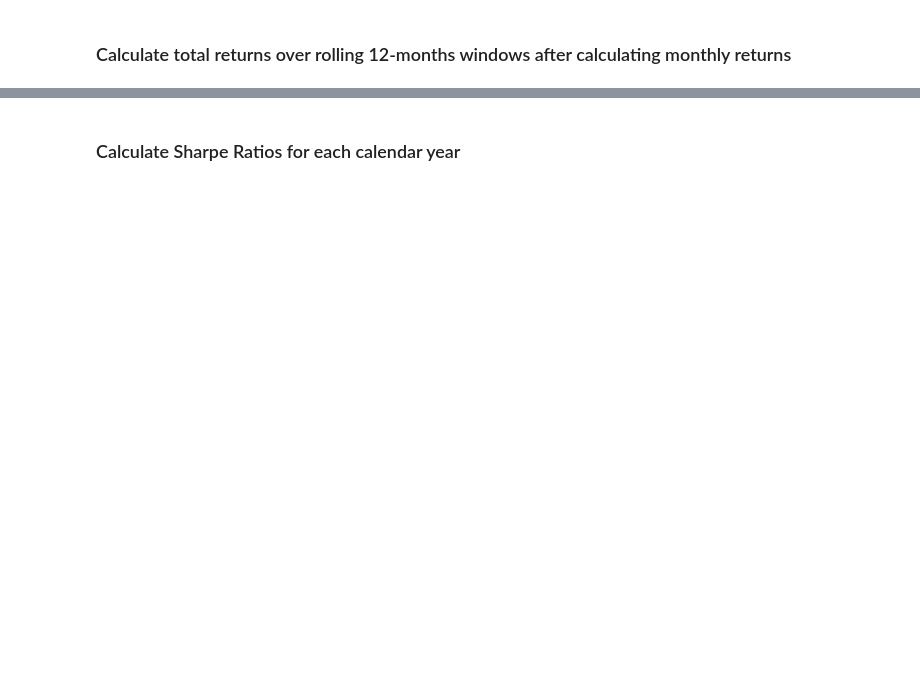
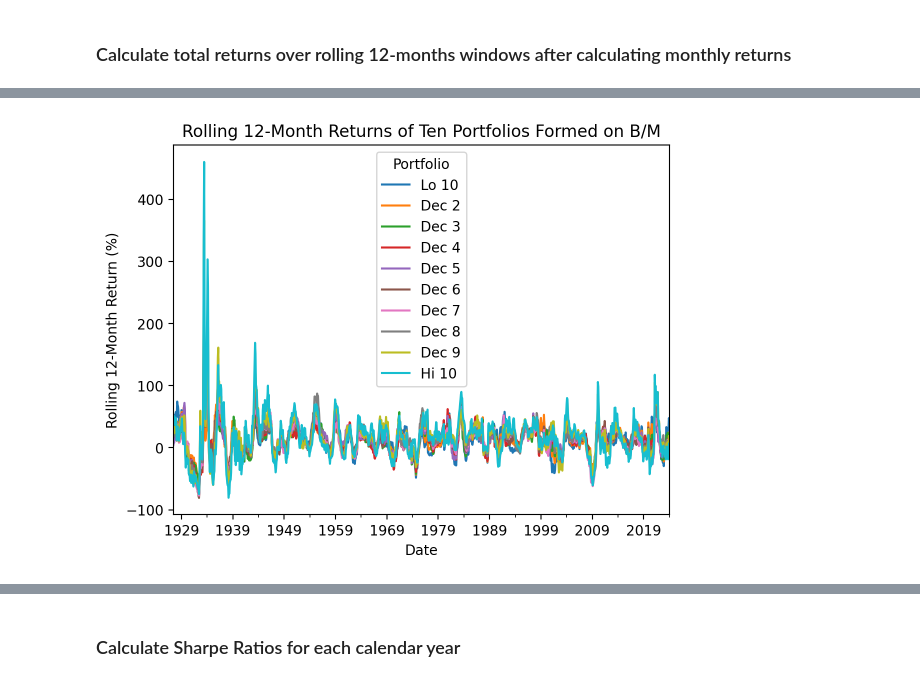
Before and after one commit to richard-herron/fina-6333-2024-spring, a Jupyter notebook: Notebooks/mckinney_11_practice_03.ipynb, the cells around one changed output, grey strips where cells are left out. Saved outputs shown, nothing was run; the diff lists cells and outputs as text; code cells hidden in the pictures; blank space fills up the shorter version.

```diff
--- a/Notebooks/mckinney_11_practice_03.ipynb
+++ b/Notebooks/mckinney_11_practice_03.ipynb
@@ -14,0 +259,19 @@
+# %%
+(
+    be_me_vw
+    .pipe(np.log1p) # calculate log returns
+    .resample('m') # downsample returns from daily to monthly
+    .sum() # after this sum, we have monthly log returns
+    .rolling(12) # rolling 12-month windows
+    .sum() # after this sum, we have rolling 12-month returns
+    .pipe(np.expm1) # calculate simple returns
+    .dropna()
+    .mul(100) # convert to percent
+    .plot()
+)
+
+plt.ylabel('Rolling 12-Month Return (%)')
+plt.title('Rolling 12-Month Returns of Ten Portfolios Formed on B/M')
+plt.show()
+# %% [output]
+[figure, added]
```
Also changed, not shown: parts of 45 cells of this notebook, 11 other files.
